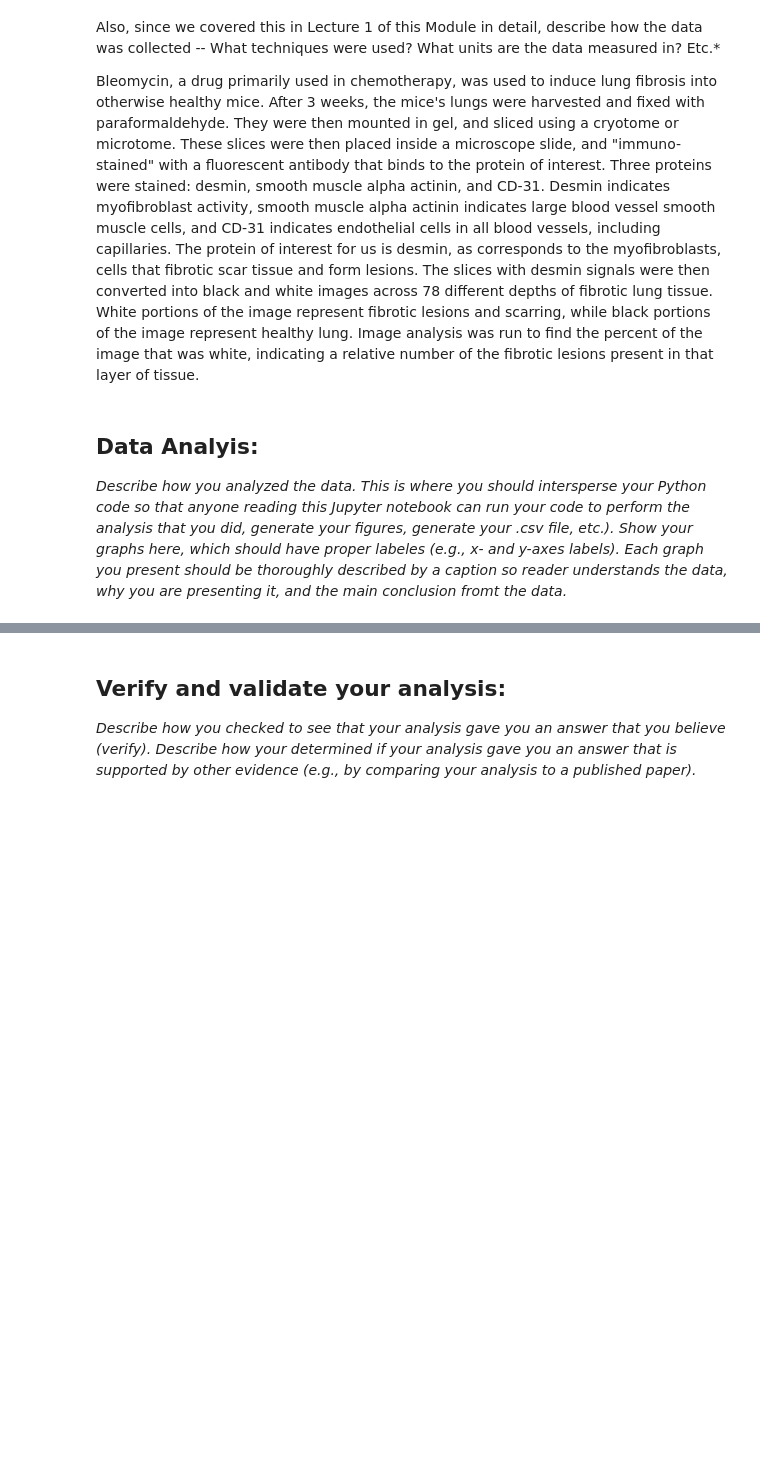
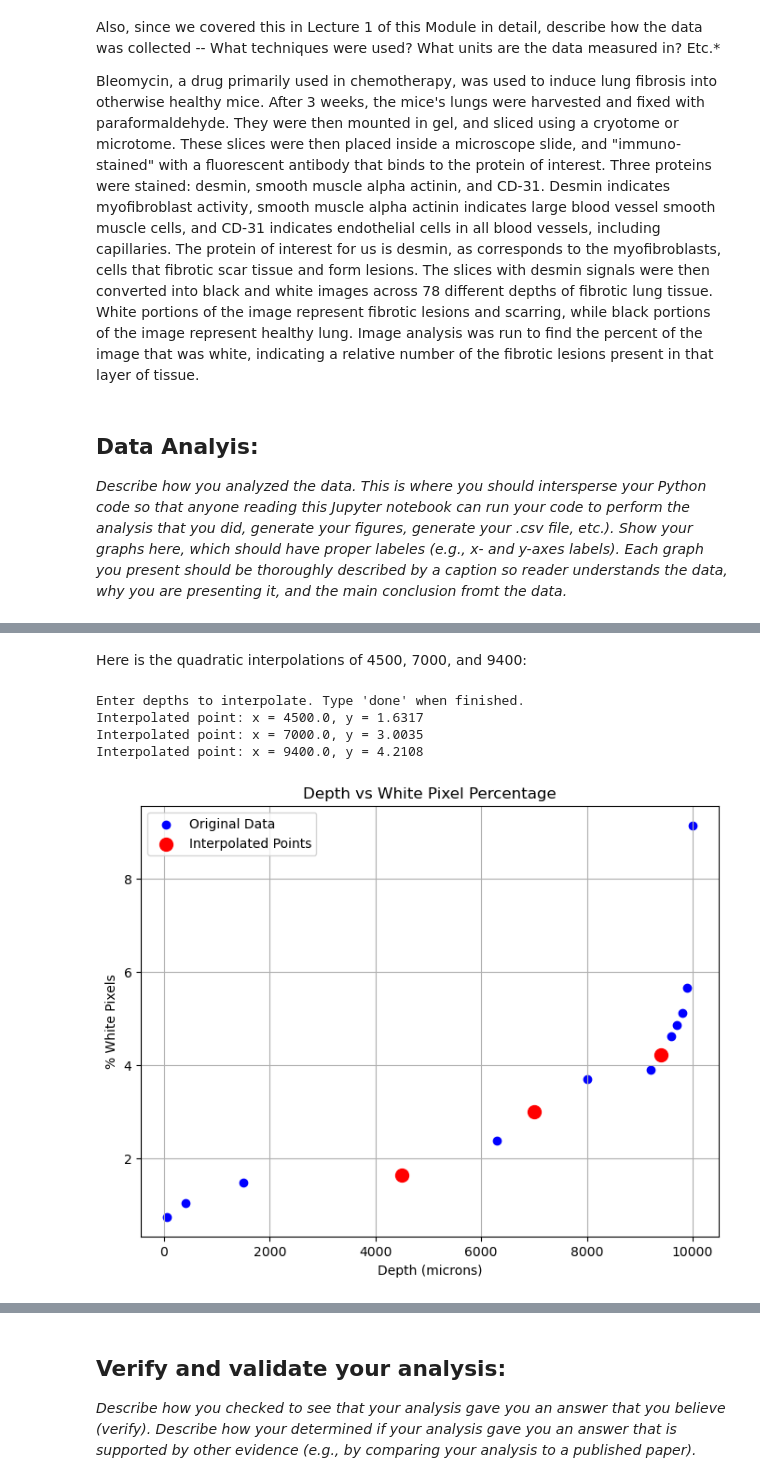
Before and after one commit to V1shR/Module-3-Fibrosis, a Jupyter notebook: Module 3 Template.ipynb, the cells around one changed output, grey strips where cells are left out. Drawn from its saved outputs; the diff is of its cells as text; code cells hidden in the pictures; blank space fills up the shorter version.

Commit message:
Added Data analysis to Jupityer notebook
includes linear and quadratic interpolations of the 3 points we chose along with the comparisons to the actual values at those 3 points.

```diff
--- a/Module 3 Template.ipynb
+++ b/Module 3 Template.ipynb
@@ -50,0 +316,68 @@ Bleomycin, a drug primarily used in chemotherapy, was used to induce lung fibros
+# %% [markdown]
+Here is the quadratic interpolations of 4500, 7000, and 9400:
+# %%
+# Interpolate multiple points: given depths, find corresponding white pixel percentages
+
+# 1. Pull the full lists from your DataFrame
+x = df['Depths'].values
+y = df['White percents'].values
+
+# 2. Sort data for interpolation
+sort_idx = np.argsort(x)
+x_sorted = x[sort_idx]
+y_sorted = y[sort_idx]
+
+# 3. Create interpolation function
+i = interp1d(x_sorted, y_sorted, kind='quadratic', fill_value="extrapolate")
+
+# 4. Repeatedly ask for depths
+interpolated_depths = []
+interpolated_points = []
+
+print(colored("Enter depths to interpolate. Type 'done' when finished.", "yellow"))
+
+while True:
+    user_input = input(colored(
+        "Enter a depth in microns (or type 'done'): ", "yellow"
+    ))
+
+    if user_input.lower() == 'done':
+        break
+
+    try:
+        interpolate_depth = float(user_input)
+        interpolate_point = float(i(interpolate_depth))
+
+        interpolated_depths.append(interpolate_depth)
+        interpolated_points.append(interpolate_point)
+
+        print(colored(
+            f"Interpolated point: x = {interpolate_depth}, y = {interpolate_point:.4f}",
+            "green"
+        ))
+    except ValueError:
+        print(colored("Please enter a valid number or 'done'.", "red"))
+
+# --- Plotting ---
+plt.figure(figsize=(8, 6))
+
+# Original data
+plt.scatter(x, y, color='blue', label='Original Data')
+
+# Interpolated points
+if len(interpolated_depths) > 0:
+    plt.scatter(interpolated_depths, interpolated_points,
+                color='red', s=100, label='Interpolated Points', zorder=5)
+
+plt.title('Depth vs White Pixel Percentage')
+plt.xlabel('Depth (microns)')
+plt.ylabel('% White Pixels')
+plt.legend()
+plt.grid(True)
+plt.show()
+# %% [output]
+Enter depths to interpolate. Type 'done' when finished.
+Interpolated point: x = 4500.0, y = 1.6317
+Interpolated point: x = 7000.0, y = 3.0035
+Interpolated point: x = 9400.0, y = 4.2108
+[figure, added]
```
Also changed, not shown: parts of 7 cells of this notebook, 1 other file.
